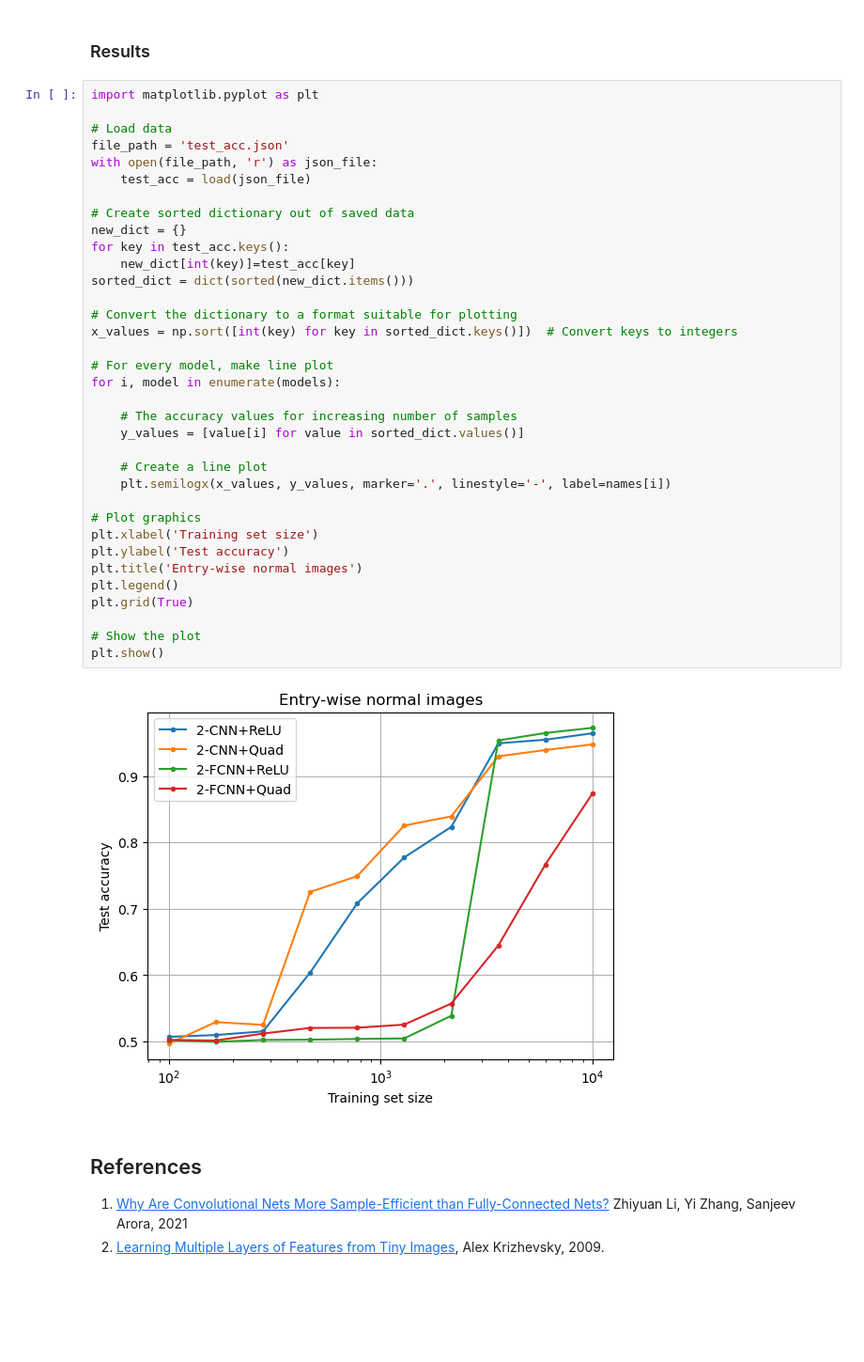
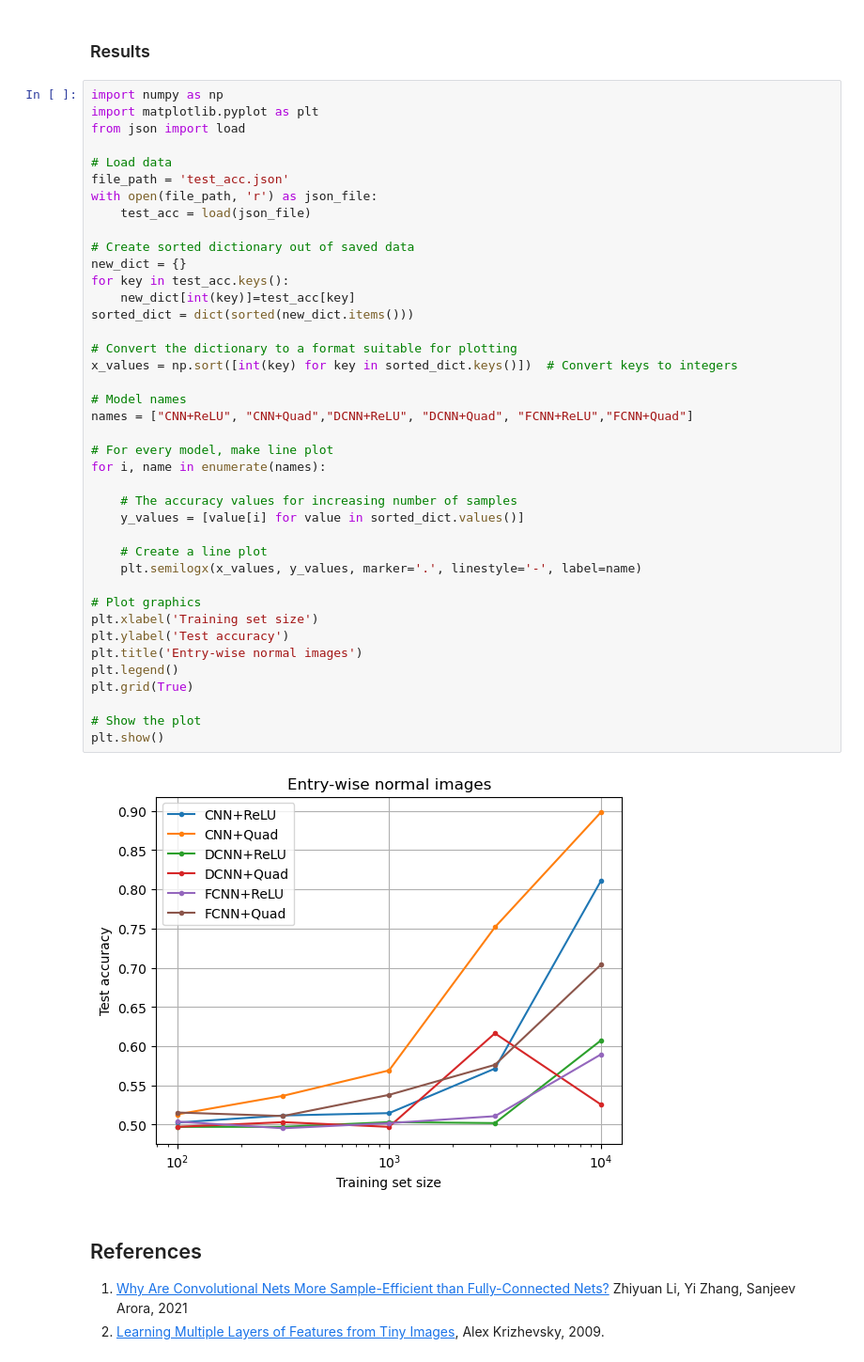
Before and after one commit to orfeasliossatos/Semester-Project, a Jupyter notebook: Tasks/Week1-FCNNvsCNN.ipynb, the cells around one changed output. Shown at 94% size. Saved outputs shown, nothing was run; the diff lists cells and outputs as text; blank space fills up the shorter version.

```diff
--- a/Tasks/Week1-FCNNvsCNN.ipynb
+++ b/Tasks/Week1-FCNNvsCNN.ipynb
@@ -198,42 +68,47 @@ Writing week1.py
 # %% [markdown]
 ### Results
 # %%
+import numpy as np
 import matplotlib.pyplot as plt
+from json import load
 
 # Load data
 file_path = 'test_acc.json'
 with open(file_path, 'r') as json_file:
     test_acc = load(json_file)
 
 # Create sorted dictionary out of saved data
 new_dict = {}
 for key in test_acc.keys():
     new_dict[int(key)]=test_acc[key]
 sorted_dict = dict(sorted(new_dict.items()))
 
 # Convert the dictionary to a format suitable for plotting
 x_values = np.sort([int(key) for key in sorted_dict.keys()])  # Convert keys to integers
 
+# Model names
+names = ["CNN+ReLU", "CNN+Quad","DCNN+ReLU", "DCNN+Quad", "FCNN+ReLU","FCNN+Quad"]
+
 # For every model, make line plot
-for i, model in enumerate(models):
+for i, name in enumerate(names):
 
     # The accuracy values for increasing number of samples
     y_values = [value[i] for value in sorted_dict.values()]
 
     # Create a line plot
-    plt.semilogx(x_values, y_values, marker='.', linestyle='-', label=names[i])
+    plt.semilogx(x_values, y_values, marker='.', linestyle='-', label=name)
 
 # Plot graphics
 plt.xlabel('Training set size')
 plt.ylabel('Test accuracy')
 plt.title('Entry-wise normal images')
 plt.legend()
 plt.grid(True)
 
 # Show the plot
 plt.show()
 # %% [output]
-[figure, old version]
+[figure, new version]
 # %% [markdown]
 ## References
 1. [Why Are Convolutional Nets More Sample-Efficient than Fully-Connected Nets?](https://arxiv.org/abs/2010.08515) Zhiyuan Li, Yi Zhang, Sanjeev Arora, 2021
```
Also changed, not shown: parts of 7 cells of this notebook, 6 other files.
